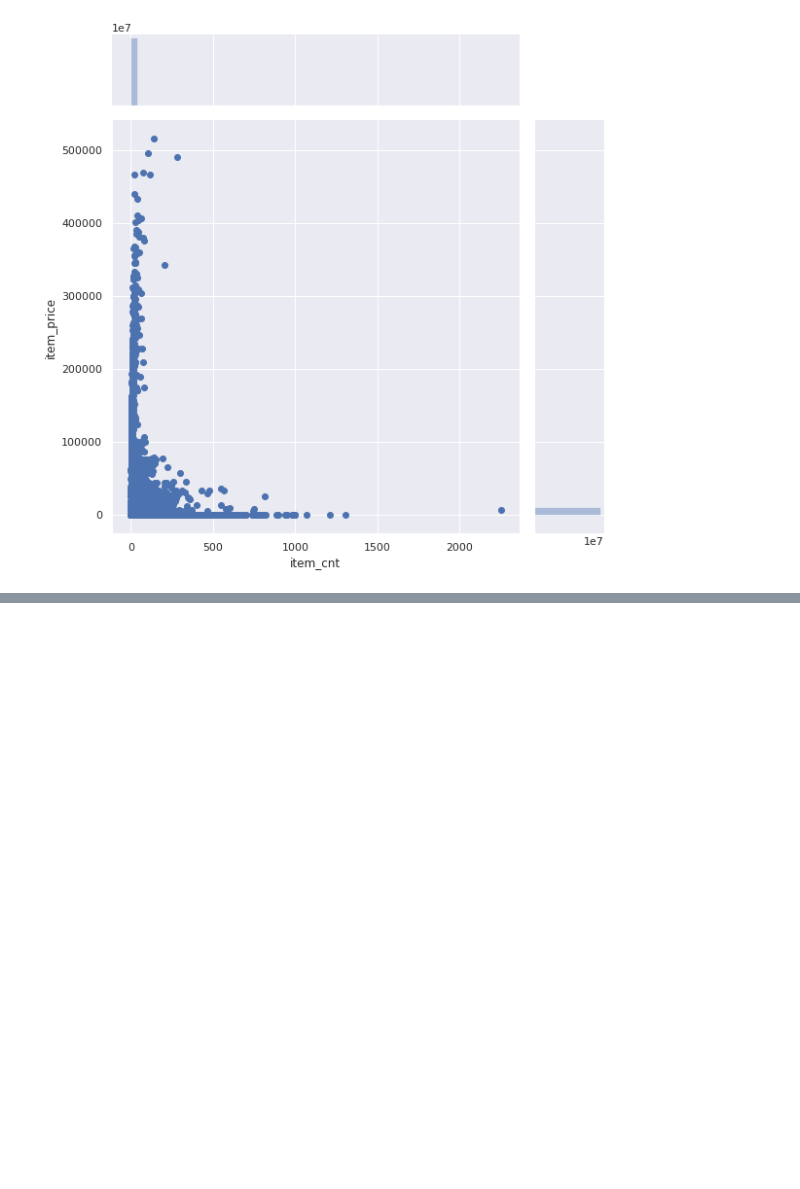
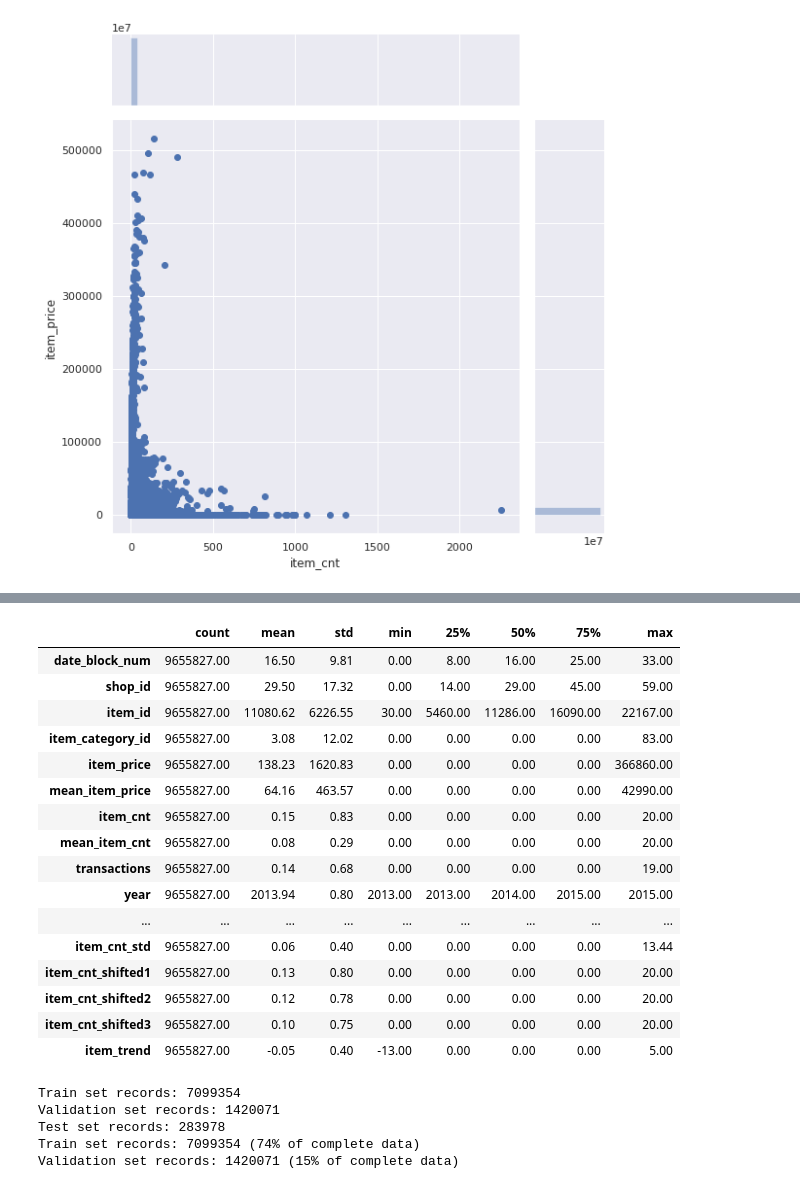
Before and after one commit to ronee12/Computer-Vision-Deep-learning-Work-Shop, a Jupyter notebook: Future_sales.ipynb, the cells around one changed output, grey strips where cells are left out. Cells and saved outputs as stored; diff of their text form; code cells hidden in the pictures; blank space fills up the shorter version.

```diff
--- a/Future_sales.ipynb
+++ b/Future_sales.ipynb
@@ -232,0 +262,31 @@ plt.show()
+# %%
+train_monthly['price_increase'] = train_monthly['item_price'] - train_monthly['hist_min_item_price']
+train_monthly['price_decrease'] = train_monthly['hist_max_item_price'] - train_monthly['item_price']
+# %%
+f_min = lambda x: x.rolling(window=3,min_periods=1).min()
+f_max = lambda x: x.rolling(window=3,min_periods=1).max()
+f_mean = lambda x: x.rolling(window=3,min_periods=1).mean()
+f_std = lambda x: x.rolling(window=3,min_periods=1).std()
+
+function_list = [f_min,f_max,f_mean,f_std]
+function_name = ['min','max','mean','std']
+
+for i in range(len(function_list)):
+    train_monthly[('item_cnt_%s' % function_name[i])] = train_monthly.sort_values('date_block_num').groupby(['shop_id', 'item_category_id', 'item_id'])['item_cnt'].apply(function_list[i])
+
+train_monthly['item_cnt_std'].fillna(0,inplace=True)
+# %%
+lag_list = [1,2,3]
+
+for lag in lag_list:
+  ft_name = ('item_cnt_shifted%s' % lag)
+  train_monthly[ft_name] = train_monthly.sort_values('date_block_num').groupby(['shop_id','item_category_id','item_id'])['item_cnt'].shift(lag)
+  train_monthly[ft_name].fillna(0,inplace = True)
+# %%
+train_monthly['item_trend'] = train_monthly['item_cnt']
+
+for lag in lag_list:
+    ft_name = ('item_cnt_shifted%s' % lag)
+    train_monthly['item_trend'] -= train_monthly[ft_name]
+
+train_monthly['item_trend'] /= len(lag_list) + 1
@@ -232,0 +313,43 @@ plt.show()
+# %%
+train_monthly.describe().T
+# %% [output]
+|  | count | mean | std | min | 25% | 50% | 75% | max |
+| date_block_num | 9655827.00 | 16.50 | 9.81 | 0.00 | 8.00 | 16.00 | 25.00 | 33.00 |
+| shop_id | 9655827.00 | 29.50 | 17.32 | 0.00 | 14.00 | 29.00 | 45.00 | 59.00 |
+| item_id | 9655827.00 | 11080.62 | 6226.55 | 30.00 | 5460.00 | 11286.00 | 16090.00 | 22167.00 |
+| item_category_id | 9655827.00 | 3.08 | 12.02 | 0.00 | 0.00 | 0.00 | 0.00 | 83.00 |
+| item_price | 9655827.00 | 138.23 | 1620.83 | 0.00 | 0.00 | 0.00 | 0.00 | 366860.00 |
+| mean_item_price | 9655827.00 | 64.16 | 463.57 | 0.00 | 0.00 | 0.00 | 0.00 | 42990.00 |
+| item_cnt | 9655827.00 | 0.15 | 0.83 | 0.00 | 0.00 | 0.00 | 0.00 | 20.00 |
+| mean_item_cnt | 9655827.00 | 0.08 | 0.29 | 0.00 | 0.00 | 0.00 | 0.00 | 20.00 |
+| transactions | 9655827.00 | 0.14 | 0.68 | 0.00 | 0.00 | 0.00 | 0.00 | 19.00 |
+| year | 9655827.00 | 2013.94 | 0.80 | 2013.00 | 2013.00 | 2014.00 | 2015.00 | 2015.00 |
+| ... | ... | ... | ... | ... | ... | ... | ... | ... |
+| item_cnt_std | 9655827.00 | 0.06 | 0.40 | 0.00 | 0.00 | 0.00 | 0.00 | 13.44 |
+| item_cnt_shifted1 | 9655827.00 | 0.13 | 0.80 | 0.00 | 0.00 | 0.00 | 0.00 | 20.00 |
+| item_cnt_shifted2 | 9655827.00 | 0.12 | 0.78 | 0.00 | 0.00 | 0.00 | 0.00 | 20.00 |
+| item_cnt_shifted3 | 9655827.00 | 0.10 | 0.75 | 0.00 | 0.00 | 0.00 | 0.00 | 20.00 |
+| item_trend | 9655827.00 | -0.05 | 0.40 | -13.00 | 0.00 | 0.00 | 0.00 | 5.00 |
+# %%
+train_set = train_monthly.query('date_block_num >= 3 and date_block_num < 28').copy()
+validation_set = train_monthly.query('date_block_num >= 28 and date_block_num < 33').copy()
+test_set = train_monthly.query('date_block_num == 33').copy()
+
+train_set.dropna(subset=['item_cnt_month'], inplace=True)
+validation_set.dropna(subset=['item_cnt_month'], inplace=True)
+
+train_set.dropna(inplace=True)
+validation_set.dropna(inplace=True)
+
+print('Train set records:', train_set.shape[0])
+print('Validation set records:', validation_set.shape[0])
+print('Test set records:', test_set.shape[0])
+
+print('Train set records: %s (%.f%% of complete data)' % (train_set.shape[0], ((train_set.shape[0]/train_monthly.shape[0])*100)))
+print('Validation set records: %s (%.f%% of complete data)' % (validation_set.shape[0], ((validation_set.shape[0]/train_monthly.shape[0])*100)))
+# %% [output]
+Train set records: 7099354
+Validation set records: 1420071
+Test set records: 283978
+Train set records: 7099354 (74% of complete data)
+Validation set records: 1420071 (15% of complete data)
```
Also changed, not shown: parts of 16 cells of this notebook.
